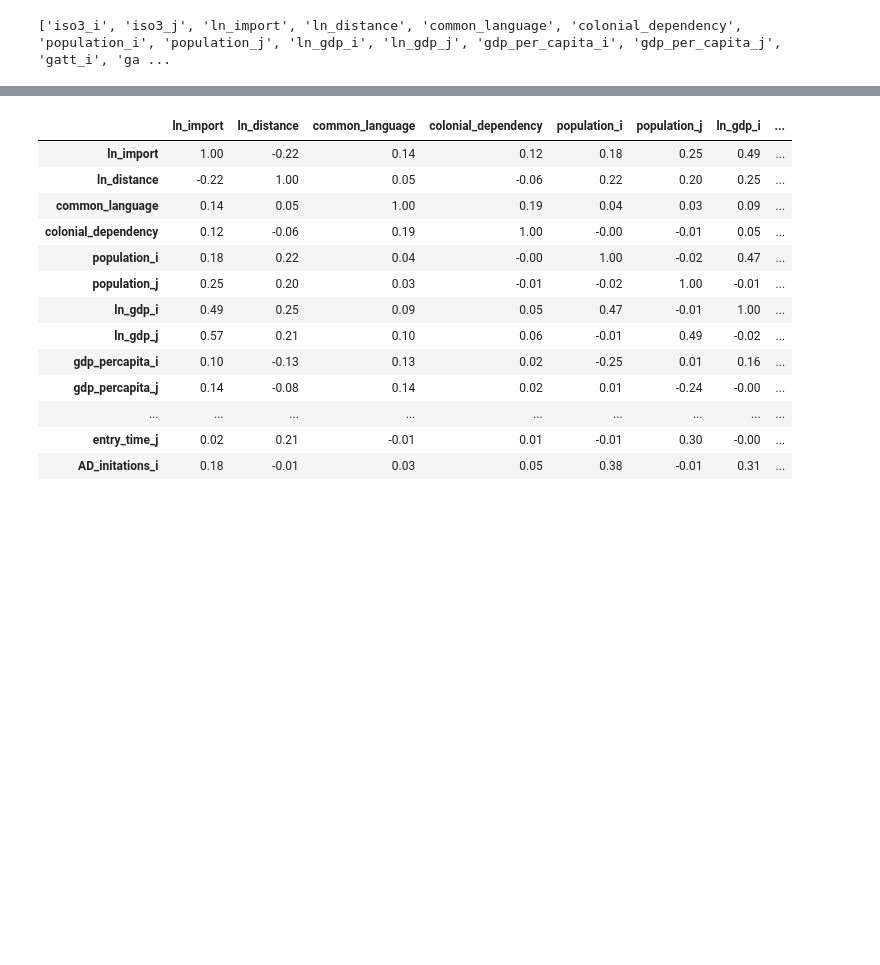
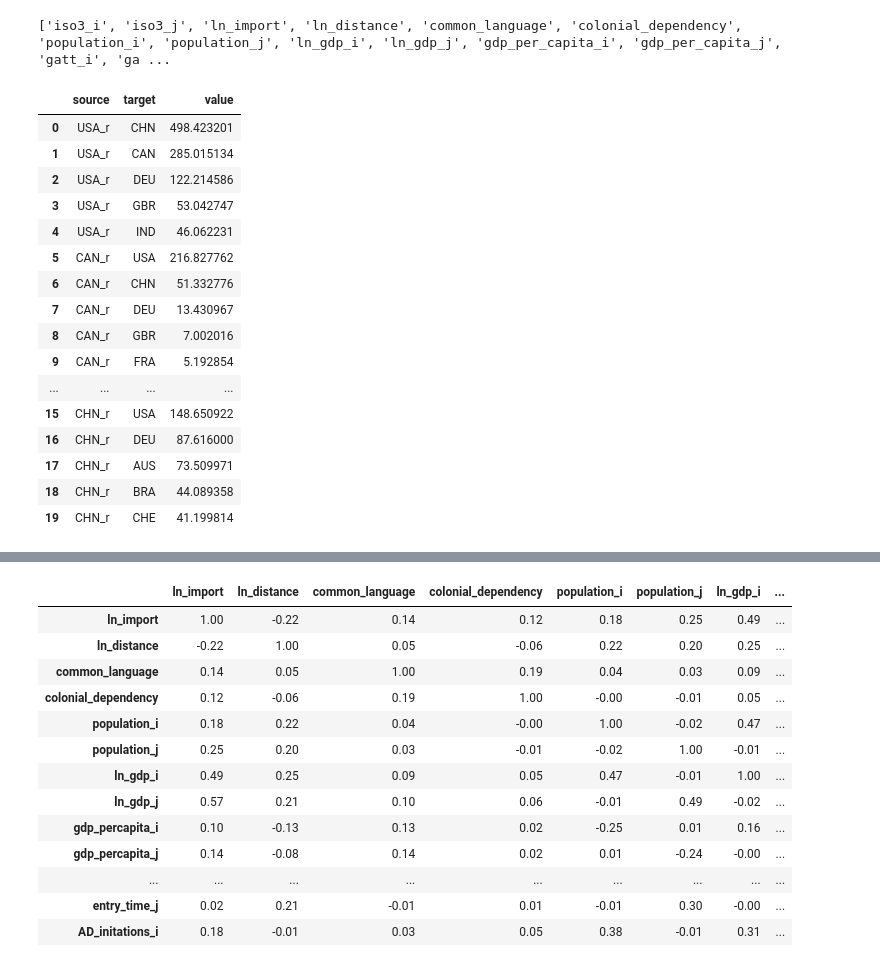
Before and after one commit to ajedrych/gravity-model, a Jupyter notebook: model_grawitacyjny_python.ipynb, the cells around one changed output, grey strips where cells are left out. Drawn from its saved outputs; the diff is of its cells as text; code cells hidden in the pictures; blank space fills up the shorter version.

```diff
--- a/model_grawitacyjny_python.ipynb
+++ b/model_grawitacyjny_python.ipynb
@@ -15,3 +15,24 @@ print(columns)
 # %%
 df1 = df.set_axis(['country_i', 'country_j', 'ln_import', 'ln_distance', 'common_language', 'colonial_dependency', 'population_i', 'population_j', 'ln_gdp_i', 'ln_gdp_j', 'gdp_percapita_i', "gdp_percapita_j", "gatt_i", 'gatt_j', 'wto_i', "wto_j", "eu_i", "eu_j", "rta", "entry_cost_i", "entry_cost_j", "entry_procedures_i", "entry_procedures_j", "entry_time_i", "entry_time_j", "AD_initations_i", "AD_initations_j","AD_measures_i", "AD_measures_j"], axis=1, inplace=False)
 df2 = df1.drop(['country_i', "country_j"], axis=1)
+# %%
+data1 = pd.read_excel("sankey.xlsx")
+data1
+# %% [output]
+|  | source | target | value |
+| 0 | USA_r | CHN | 498.423201 |
+| 1 | USA_r | CAN | 285.015134 |
+| 2 | USA_r | DEU | 122.214586 |
+| 3 | USA_r | GBR | 53.042747 |
+| 4 | USA_r | IND | 46.062231 |
+| 5 | CAN_r | USA | 216.827762 |
+| 6 | CAN_r | CHN | 51.332776 |
+| 7 | CAN_r | DEU | 13.430967 |
+| 8 | CAN_r | GBR | 7.002016 |
+| 9 | CAN_r | FRA | 5.192854 |
+| ... | ... | ... | ... |
+| 15 | CHN_r | USA | 148.650922 |
+| 16 | CHN_r | DEU | 87.616000 |
+| 17 | CHN_r | AUS | 73.509971 |
+| 18 | CHN_r | BRA | 44.089358 |
+| 19 | CHN_r | CHE | 41.199814 |
```
Also changed, not shown: parts of 5 cells of this notebook, 4 other files.
